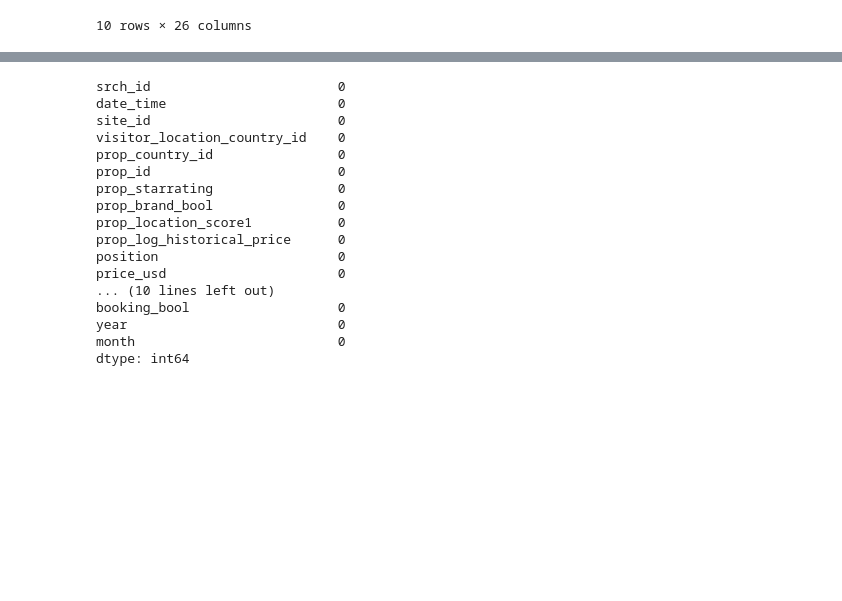
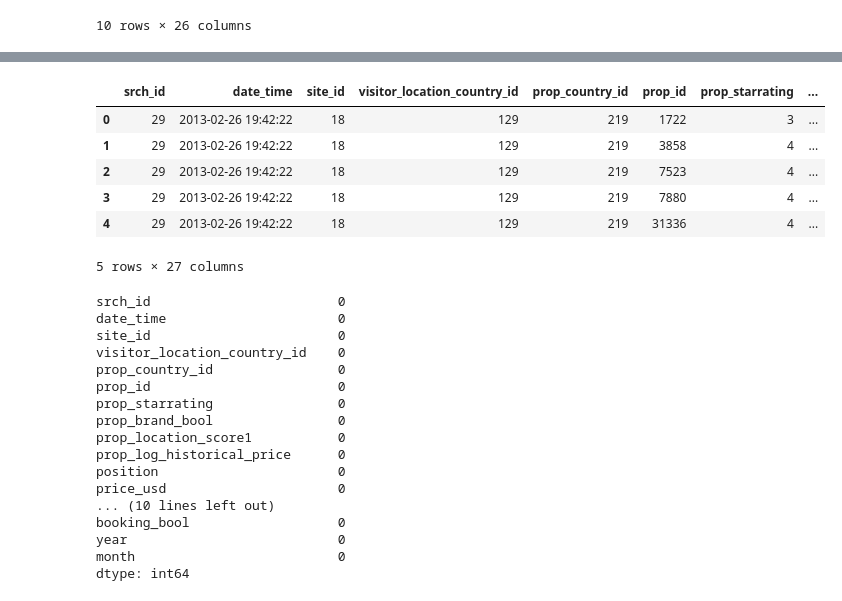
Before and after one commit to IOuadah/DMT_2, a Jupyter notebook: zizi.ipynb, the cells around one changed output, grey strips where cells are left out. Saved outputs shown, nothing was run; the diff lists cells and outputs as text; code cells hidden in the pictures; blank space fills up the shorter version.

```diff
--- a/zizi.ipynb
+++ b/zizi.ipynb
@@ -73,0 +139,4 @@ test
+# %%
+# train = train.drop('total_price_stay', axis = 1)
+train = train.drop('price_usd_sqrt', axis = 1)
+train.columns
@@ -74,3 +153,14 @@ test
+# %%
+train['family'] = (train['srch_children_count'] > 0).astype(int)  #0 is False and 1 is True
+train.head()
+# %% [output]
+|  | srch_id | date_time | site_id | visitor_location_country_id | prop_country_id | prop_id | prop_starrating | ... |
+| 0 | 29 | 2013-02-26 19:42:22 | 18 | 129 | 219 | 1722 | 3 | ... |
+| 1 | 29 | 2013-02-26 19:42:22 | 18 | 129 | 219 | 3858 | 4 | ... |
+| 2 | 29 | 2013-02-26 19:42:22 | 18 | 129 | 219 | 7523 | 4 | ... |
+| 3 | 29 | 2013-02-26 19:42:22 | 18 | 129 | 219 | 7880 | 4 | ... |
+| 4 | 29 | 2013-02-26 19:42:22 | 18 | 129 | 219 | 31336 | 4 | ... |
+5 rows × 27 columns
 # %%
 train.isnull().sum()
 # %% [output]
```
Also changed, not shown: parts of 10 cells of this notebook.
